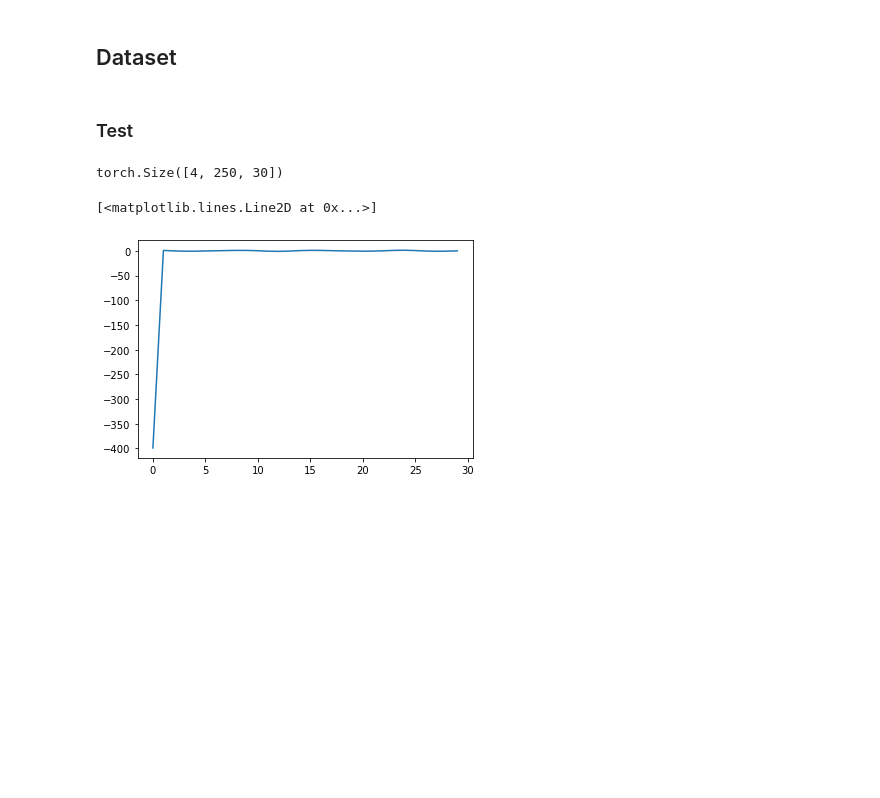
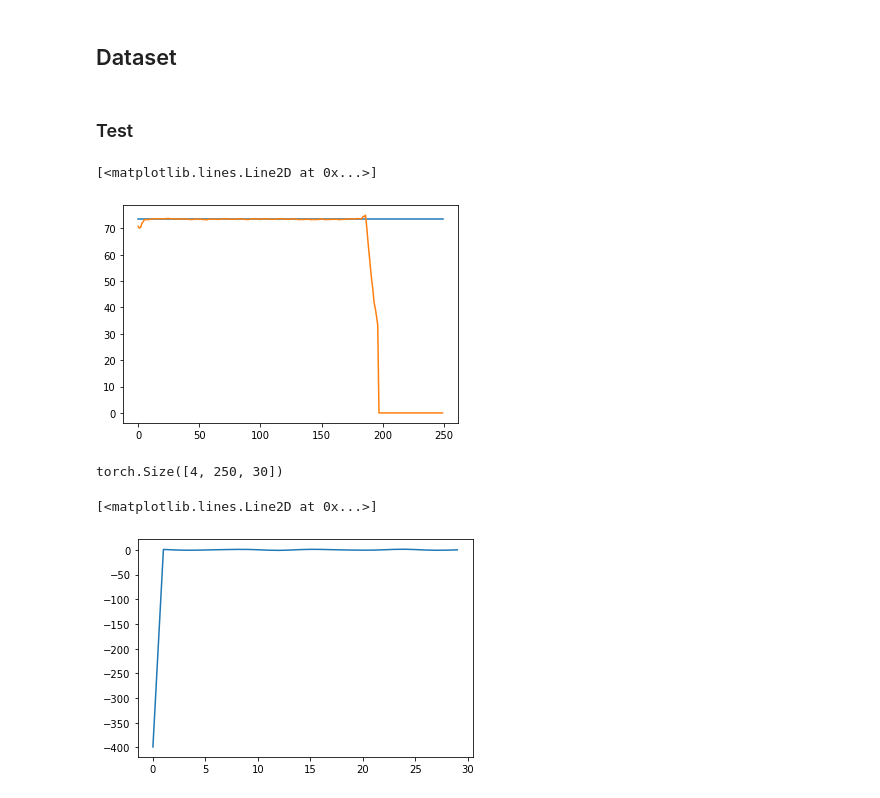
Before and after one commit to nabsara/deep-eurorack-control, a Jupyter notebook: notebooks/Untitled.ipynb, the cells around one changed output. Saved outputs shown, nothing was run; the diff lists cells and outputs as text; code cells hidden in the pictures; blank space fills up the shorter version.

```diff
--- a/notebooks/Untitled.ipynb
+++ b/notebooks/Untitled.ipynb
@@ -38,6 +38,15 @@ audio=mini_batch[2]
 pitchp = pitch[0,:][:,0]
 
 pitch2 = upsample(pitch,64000)
+# %%
+pitch2 = pitch[:,10:30].mean(axis=1,keepdims=True)*torch.ones_like(pitch)
+# %%
+idx = 3
+plt.plot(pitch2[idx])
+plt.plot(pitch[idx])
+# %% [output]
+[<matplotlib.lines.Line2D at 0x...>]
+[figure, added]
 # %%
 signal_in = audio.reshape(audio.shape[0],-1)
 nfft = 1024
```
Also changed, not shown: 3 other files.
